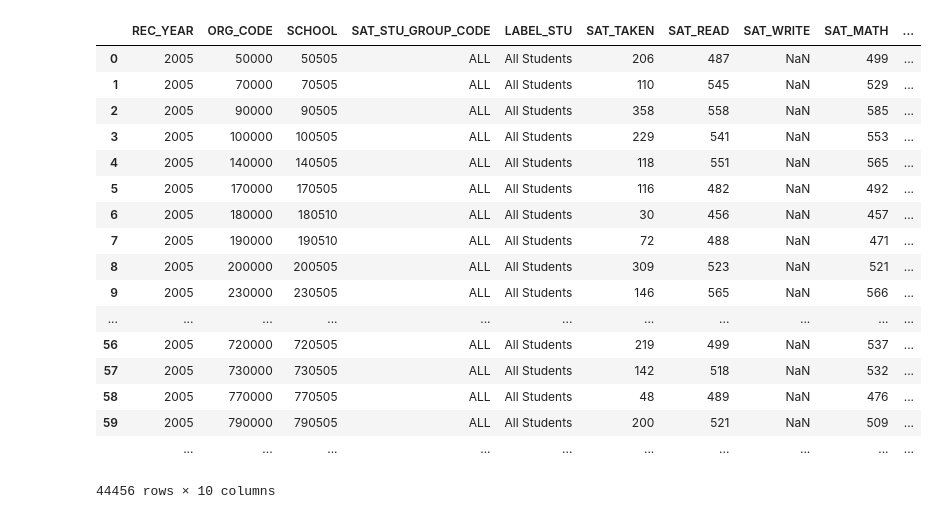
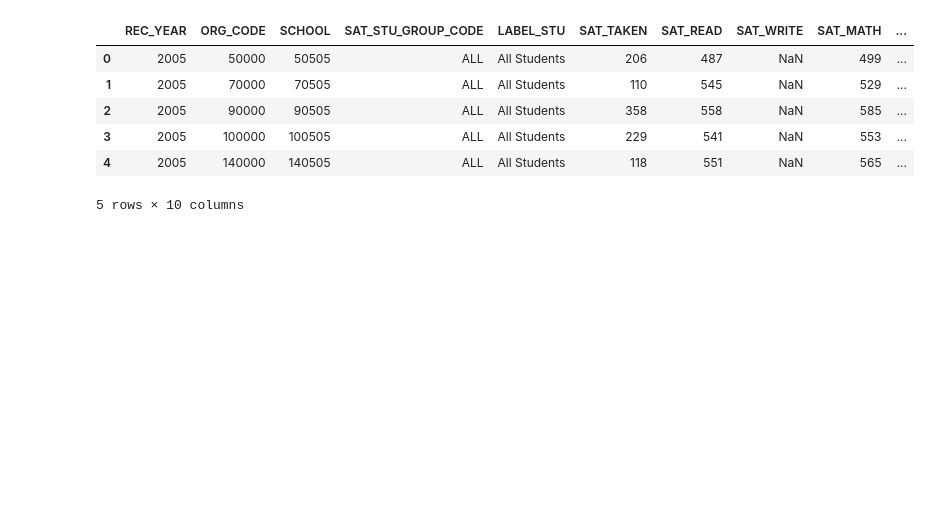
Before and after one commit to ohnorobo/massedu, a Jupyter notebook: massedu.ipynb, the cells around one changed output. Cells and saved outputs as stored; diff of their text form; code cells hidden in the pictures; blank space fills up the shorter version.

```diff
--- a/massedu.ipynb
+++ b/massedu.ipynb
@@ -7,24 +11,13 @@ ap_participation = pd.read_csv("./MassEduDataChallenge/assessment/ap_participati
 ap_performance = pd.read_csv("./MassEduDataChallenge/assessment/ap_performance_state_district_school_2007_2013.csv", sep='\t')
 sats = pd.read_csv("./MassEduDataChallenge/assessment/sat_performance_report_state_district_school_2005_2013.csv", sep='\t')
 # %%
-sats
+sats[:5]
 # %% [output]
 |  | REC_YEAR | ORG_CODE | SCHOOL | SAT_STU_GROUP_CODE | LABEL_STU | SAT_TAKEN | SAT_READ | SAT_WRITE | SAT_MATH | ... |
 | 0 | 2005 | 50000 | 50505 | ALL | All Students | 206 | 487 | NaN | 499 | ... |
 | 1 | 2005 | 70000 | 70505 | ALL | All Students | 110 | 545 | NaN | 529 | ... |
 | 2 | 2005 | 90000 | 90505 | ALL | All Students | 358 | 558 | NaN | 585 | ... |
 | 3 | 2005 | 100000 | 100505 | ALL | All Students | 229 | 541 | NaN | 553 | ... |
 | 4 | 2005 | 140000 | 140505 | ALL | All Students | 118 | 551 | NaN | 565 | ... |
-| 5 | 2005 | 170000 | 170505 | ALL | All Students | 116 | 482 | NaN | 492 | ... |
-| 6 | 2005 | 180000 | 180510 | ALL | All Students | 30 | 456 | NaN | 457 | ... |
-| 7 | 2005 | 190000 | 190510 | ALL | All Students | 72 | 488 | NaN | 471 | ... |
-| 8 | 2005 | 200000 | 200505 | ALL | All Students | 309 | 523 | NaN | 521 | ... |
-| 9 | 2005 | 230000 | 230505 | ALL | All Students | 146 | 565 | NaN | 566 | ... |
-| ... | ... | ... | ... | ... | ... | ... | ... | ... | ... | ... |
-| 56 | 2005 | 720000 | 720505 | ALL | All Students | 219 | 499 | NaN | 537 | ... |
-| 57 | 2005 | 730000 | 730505 | ALL | All Students | 142 | 518 | NaN | 532 | ... |
-| 58 | 2005 | 770000 | 770505 | ALL | All Students | 48 | 489 | NaN | 476 | ... |
-| 59 | 2005 | 790000 | 790505 | ALL | All Students | 200 | 521 | NaN | 509 | ... |
-|  | ... | ... | ... | ... | ... | ... | ... | ... | ... | ... |
-44456 rows × 10 columns
+5 rows × 10 columns
 # %%
```
Also changed, not shown: parts of 4 cells of this notebook.
